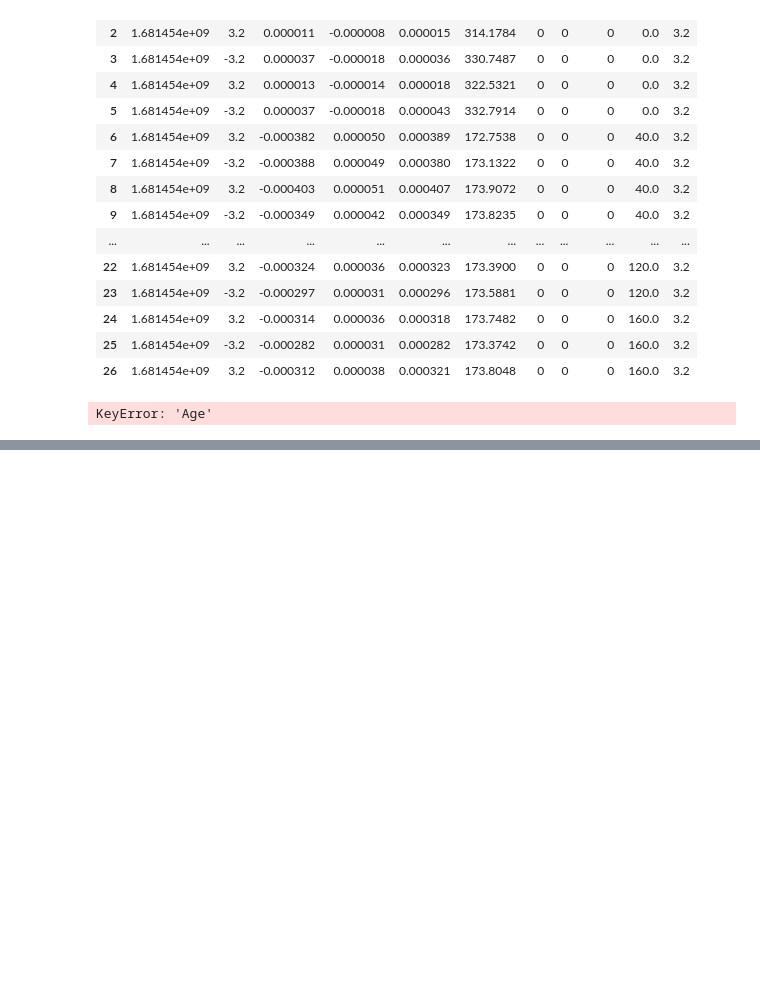
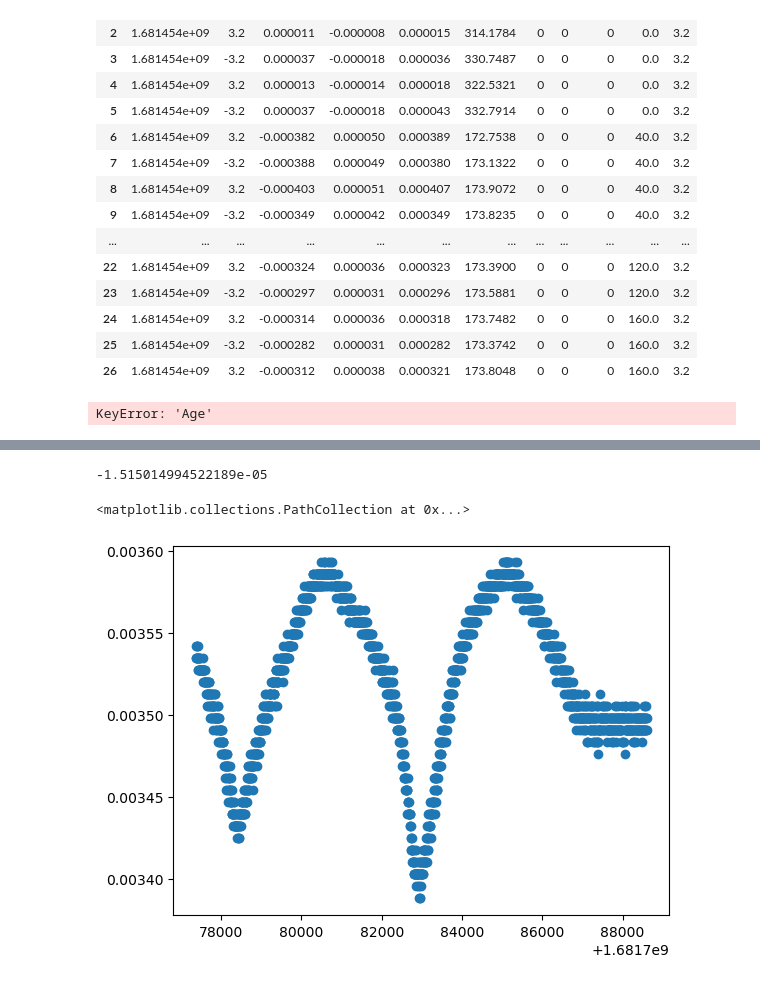
Before and after one commit to MatthewChalkG/ElectricalCharacterization, a Jupyter notebook: sortedelectricaldata/Data_Analysis2.ipynb, the cells around one changed output, grey strips where cells are left out. Drawn from its saved outputs; the diff is of its cells as text; code cells hidden in the pictures; blank space fills up the shorter version.

```diff
--- a/sortedelectricaldata/Data_Analysis2.ipynb
+++ b/sortedelectricaldata/Data_Analysis2.ipynb
@@ -173,0 +184,15 @@ plt.plot(data['curr'])
+# %%
+upD = data[data['i'] == 3.2]
+downD = data[data['i'] == -3.2]
+
+up = np.mean(upD['x'])
+down = np.mean(downD['x'])
+print(up-down)
+# %% [output]
+-1.515014994522189e-05
+# %%
+data = pd.read_csv("datalogging/Data/Resistivity/resistivity1681777364.txt")
+plt.scatter(data['t'], data['x'])
+# %% [output]
+<matplotlib.collections.PathCollection at 0x...>
+[figure, added]
```
Also changed, not shown: parts of 79 cells of this notebook.
